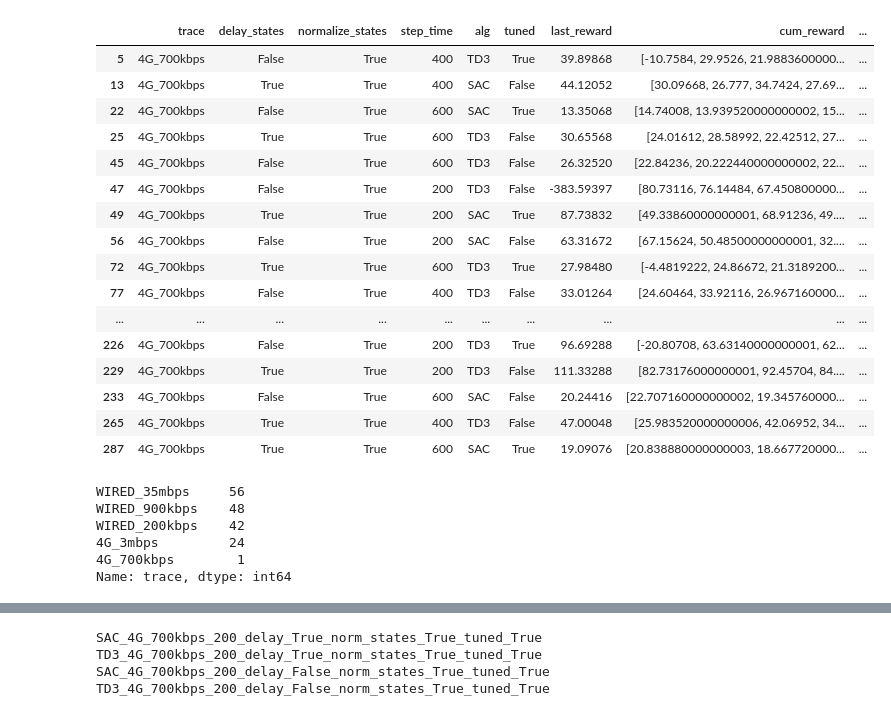
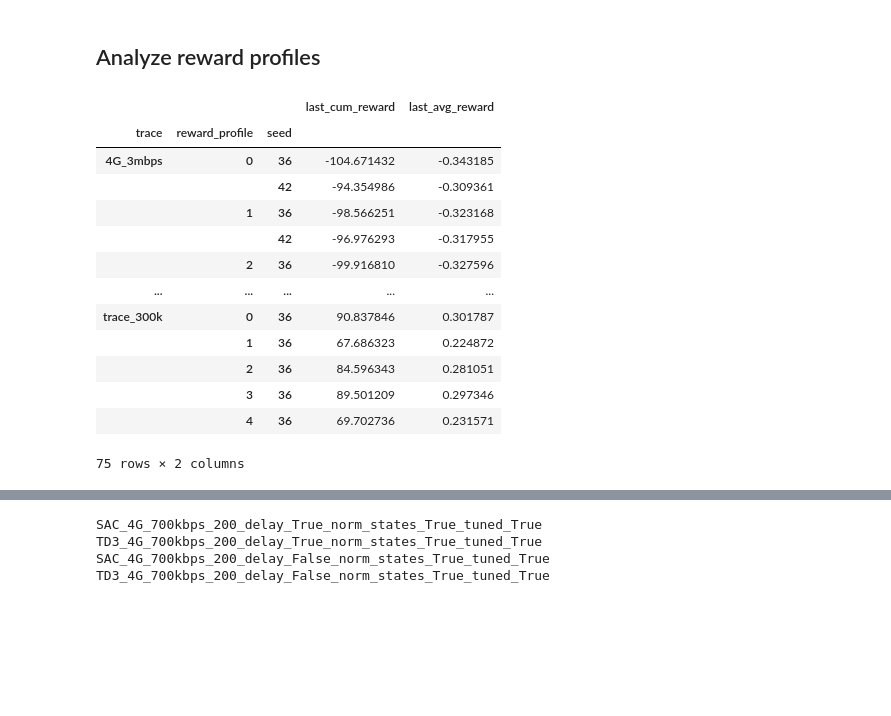
Before and after one commit to denama/ReCoCo, a Jupyter notebook: simulation_analysis/plot_avg_reward.ipynb, the cells around one changed output, grey strips where cells are left out. Cells and saved outputs as stored; diff of their text form; code cells hidden in the pictures; blank space fills up the shorter version.

```diff
--- a/simulation_analysis/plot_avg_reward.ipynb
+++ b/simulation_analysis/plot_avg_reward.ipynb
@@ -19,6 +23,12 @@ result_dir = os.listdir("/home/det_user/dmarkudova/RL_rtc/output_mp/")
 big_list_results = []
 
 for filename in result_dir:
+
+    # if (not "reward_profile" in filename) or (not "seed" in filename):
+    #     continue
+    if ("big_trace2" in filename) or (not "seed_22" in filename):
+        continue
+
     pickle_path = "../output_mp/" + filename
     l_rate = pd.read_pickle(pickle_path)
     conf_name = pickle_path.split("/")[2].split(".")[0][17:]
@@ -30,6 +40,17 @@ for filename in result_dir:
     d_splitted = conf_name.split("_")
     alg = d_splitted[0]
     step_time = int(d_splitted[3])
+
+    if "seed" in d_splitted:
+        seed = int(d_splitted[15])
+    else:
+        seed = 0
+
+    if "reward" in d_splitted:
+        reward_profile = int(d_splitted[13])
+    else:
+        reward_profile = 0
+
     if d_splitted[5] == "True":
         delay_states = True
     else:
@@ -42,6 +63,9 @@ for filename in result_dir:
         tuned = True
     else:
         tuned = False
+
+    if normalize_states == False:
+        continue
 
     avg_reward_list = []
     cum_reward_list = []
@@ -58,10 +82,13 @@ for filename in result_dir:
          'step_time': step_time,
          'alg': alg,
          'tuned': tuned,
-         'last_reward': cum_reward_list[-1],
-         'cum_reward': cum_reward_list,
-         'avg_reward': avg_reward_list,
+         'last_cum_reward': cum_reward_list[-1],
+         'last_avg_reward': avg_reward_list[-1],
+         'cum_reward_list': cum_reward_list,
+         'avg_reward_list': avg_reward_list,
          'name': conf_name,
+         'reward_profile': reward_profile,
+         'seed': seed,
         }
 
     big_list_results.append(d_final)
@@ -90,29 +271,21 @@ array(['4G_3mbps', 'big_trace2', 'WIRED_200kbps', 'WIRED_900kbps',
+# %% [markdown]
+## Analyze reward profiles
 # %%
-df[df.trace == "4G_700kbps"]
+dff = df[~df.reward_profile.isnull()]
+df_grouped = dff.groupby(["trace", "reward_profile", "seed"]).agg({"last_cum_reward": np.mean, "last_avg_reward": np.mean})
+df_grouped
 # %% [output]
-|  | trace | delay_states | normalize_states | step_time | alg | tuned | last_reward | cum_reward | ... |
-| 5 | 4G_700kbps | False | True | 400 | TD3 | True | 39.89868 | [-10.7584, 29.9526, 21.9883600000... | ... |
-| 13 | 4G_700kbps | True | True | 400 | SAC | False | 44.12052 | [30.09668, 26.777, 34.7424, 27.69... | ... |
-| 22 | 4G_700kbps | False | True | 600 | SAC | True | 13.35068 | [14.74008, 13.939520000000002, 15... | ... |
-| 25 | 4G_700kbps | True | True | 600 | TD3 | False | 30.65568 | [24.01612, 28.58992, 22.42512, 27... | ... |
-| 45 | 4G_700kbps | False | True | 600 | TD3 | False | 26.32520 | [22.84236, 20.222440000000002, 22... | ... |
-| 47 | 4G_700kbps | False | True | 200 | TD3 | False | -383.59397 | [80.73116, 76.14484, 67.450800000... | ... |
-| 49 | 4G_700kbps | True | True | 200 | SAC | True | 87.73832 | [49.33860000000001, 68.91236, 49.... | ... |
-| 56 | 4G_700kbps | False | True | 200 | SAC | False | 63.31672 | [67.15624, 50.48500000000001, 32.... | ... |
-| 72 | 4G_700kbps | True | True | 600 | TD3 | True | 27.98480 | [-4.4819222, 24.86672, 21.3189200... | ... |
-| 77 | 4G_700kbps | False | True | 400 | TD3 | False | 33.01264 | [24.60464, 33.92116, 26.967160000... | ... |
-| ... | ... | ... | ... | ... | ... | ... | ... | ... | ... |
-| 226 | 4G_700kbps | False | True | 200 | TD3 | True | 96.69288 | [-20.80708, 63.63140000000001, 62... | ... |
-| 229 | 4G_700kbps | True | True | 200 | TD3 | False | 111.33288 | [82.73176000000001, 92.45704, 84.... | ... |
-| 233 | 4G_700kbps | False | True | 600 | SAC | False | 20.24416 | [22.707160000000002, 19.345760000... | ... |
-| 265 | 4G_700kbps | True | True | 400 | TD3 | False | 47.00048 | [25.983520000000006, 42.06952, 34... | ... |
-| 287 | 4G_700kbps | True | True | 600 | SAC | True | 19.09076 | [20.838880000000003, 18.667720000... | ... |
+|  |  |  | last_cum_reward | last_avg_reward |
+| trace | reward_profile | seed |  |  |
+| 4G_3mbps | 0 | 36 | -104.671432 | -0.343185 |
+|  |  | 42 | -94.354986 | -0.309361 |
+|  | 1 | 36 | -98.566251 | -0.323168 |
+|  |  | 42 | -96.976293 | -0.317955 |
+|  | 2 | 36 | -99.916810 | -0.327596 |
+| ... | ... | ... | ... | ... |
+| trace_300k | 0 | 36 | 90.837846 | 0.301787 |
+|  | 1 | 36 | 67.686323 | 0.224872 |
+|  | 2 | 36 | 84.596343 | 0.281051 |
+|  | 3 | 36 | 89.501209 | 0.297346 |
+|  | 4 | 36 | 69.702736 | 0.231571 |
+75 rows × 2 columns
-# %%
-df[df.last_reward < 0].trace.value_counts()
-# %% [output]
-WIRED_35mbps     56
-WIRED_900kbps    48
-WIRED_200kbps    42
-4G_3mbps         24
-4G_700kbps        1
-Name: trace, dtype: int64
```
Also changed, not shown: parts of 27 cells of this notebook, 22 other files.
